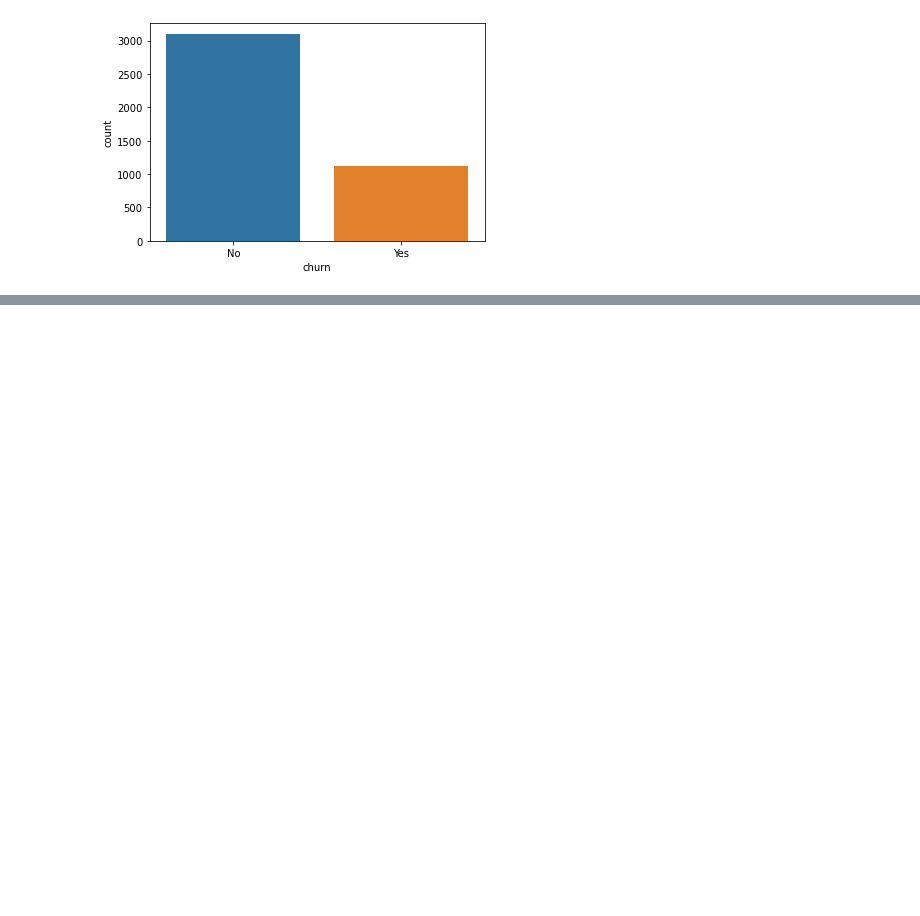
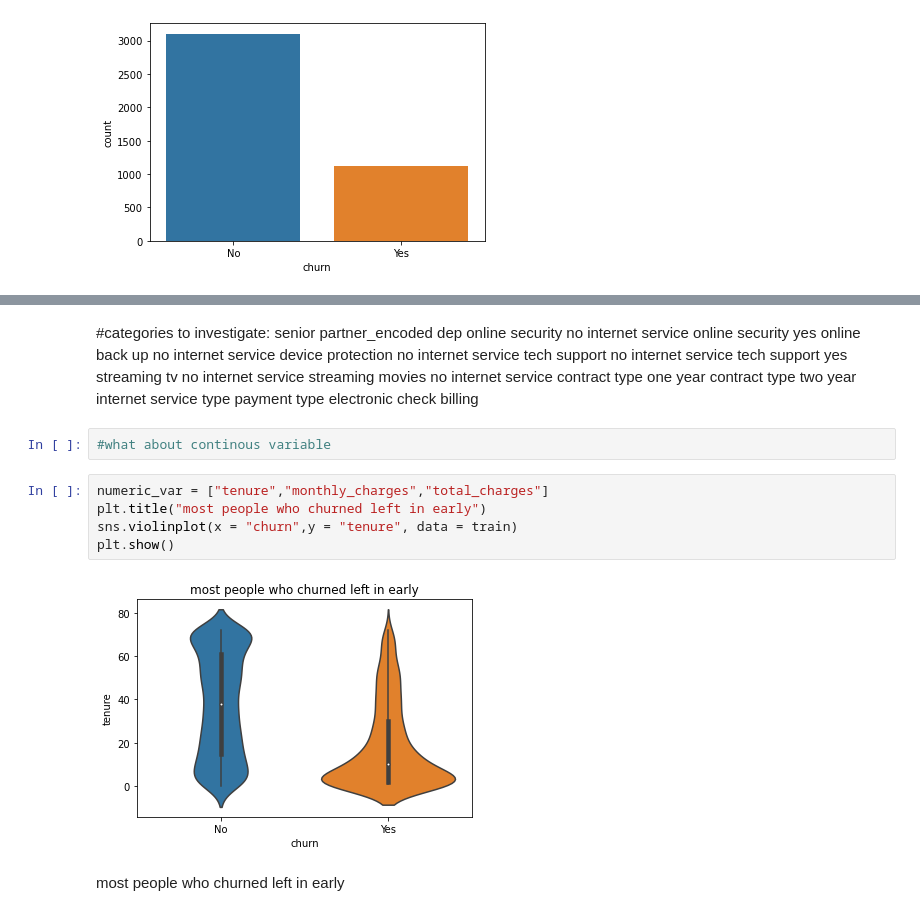
Before and after one commit to rajeshlamichhane04/Telco-classification-project, a Jupyter notebook: Telco-project-workbook.ipynb, the cells around one changed output, grey strips where cells are left out. Drawn from its saved outputs; the diff is of its cells as text; blank space fills up the shorter version.

```diff
--- a/Telco-project-workbook.ipynb
+++ b/Telco-project-workbook.ipynb
@@ -501,0 +561,29 @@ AttributeError: 'DataFrame' object has no attribute 'categorical_var'
+# %% [markdown]
+#categories to investigate:
+senior
+partner_encoded
+dep
+online security no internet service
+online security yes
+online back up no internet service
+device protection no internet service
+tech support no internet service
+tech support yes
+streaming tv no internet service
+streaming movies no internet service
+contract type one year
+contract type two year
+internet service type
+payment type electronic check
+billing
+# %%
+#what about continous variable
+# %%
+numeric_var = ["tenure","monthly_charges","total_charges"]
+plt.title("most people who churned left in early")
+sns.violinplot(x = "churn",y = "tenure", data = train)
+plt.show()
+# %% [output]
+[figure, added]
+# %% [markdown]
+most people who churned left in early
```
Also changed, not shown: parts of 22 cells of this notebook.
